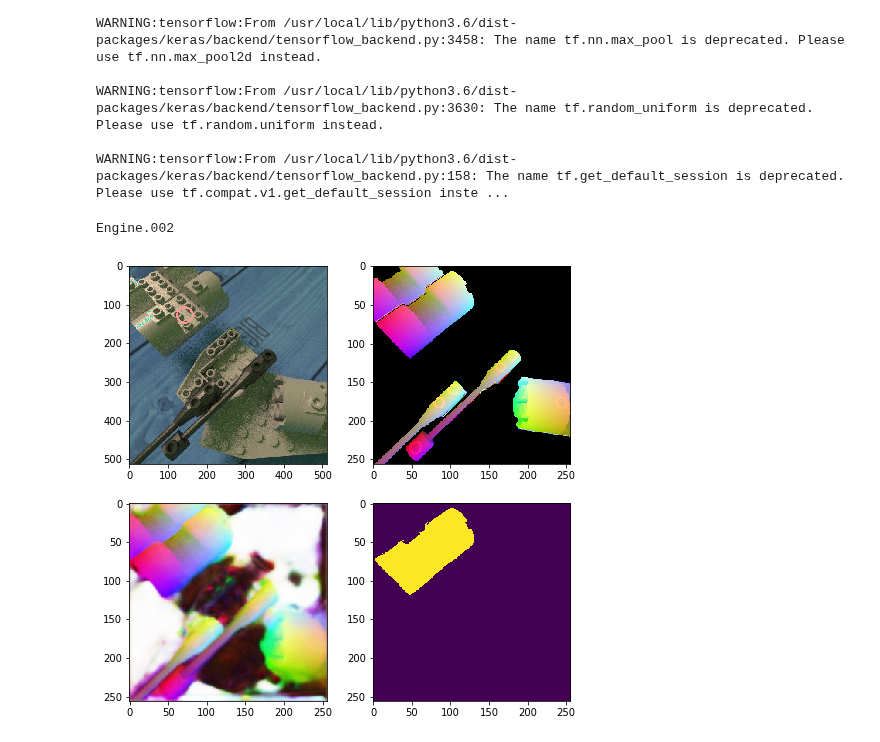
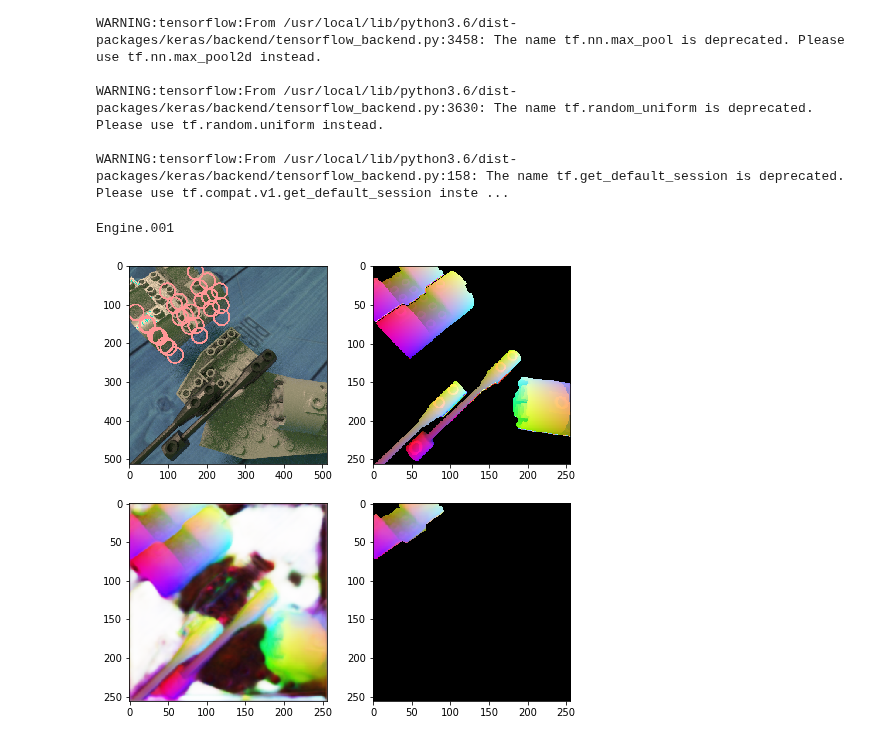
Before and after one commit to WHSnyder/Brickthrough, a Jupyter notebook: pose_est/geom_net.ipynb, the cells around one changed output. Drawn from its saved outputs; the diff is of its cells as text; code cells hidden in the pictures.

```diff
--- a/pose_est/geom_net.ipynb
+++ b/pose_est/geom_net.ipynb
@@ -215,7 +215,7 @@ for hue in masks:
     #print(objname)
     if objname:
         objclass = objname.split(".")[0]
-        if objclass and objname == "Engine.002":# or objclass == "Pole"):
+        if objclass and objname == "Engine.001":# or objclass == "Pole"):
             names.append(tuple([objname,hue]))
 # %%
 rows = np.arange(256)
@@ -249,9 +249,9 @@ for obj in names:
 
     thresh = conf > 240
 
-    coords = (bbl + dims * (region[thresh]/255))[:,2::-1]
+    coords = (bbl + dims * (region[thresh]/255))
 
-    locs = 2 * inds[thresh][:,1::-1]
+    locs = 2 * inds[thresh]
 
     #print(locs)
     #print(coords)
@@ -261,44 +261,48 @@ for obj in names:
 
 name="Engine.002"
 
-xs = np.arange(-.5,1.0,3)
-ys = np.arange(-1.0,2.0,3)
+final = []
+for x,y,z in np.ndindex((3,3,3)):
+    final.append([x,y,z,1.0])
 
-
-engverts = [[0.0,0.0,0.0,1.0]]
+engverts = np.array(final) * np.array([.45,.9,.5,1.0]) - np.array([.45,.9,.5,0.0])
+engverts = engverts * np.array([.85,.85,.85,1.0])
+#print(engverts)
 
 projmat = fu.matrix_from_string(data["projection"])
 modelmat = fu.matrix_from_string(data["objects"][name]["modelmat"])
 viewmat =  fu.matrix_from_string(data["viewmats"][i])
 
 screenverts = fu.verts_to_screen(modelmat, viewmat, projmat, engverts , filter=False)
 screenverts[:,0:2] = fu.toNDC(screenverts[:,0:2], (512,512))
 
 tst = cv2.imread(datapath + "{}_a.png".format(tag))
 
 for vert in screenverts:
     cv2.circle(tst, (int(vert[0]), int(vert[1])), 20, (255, 150, 150), 3)
 
+#coords = engverts[:,0:3]
+#locs = screenverts[:,0:2]
 
 rows = 2
 cols = 2
 fig=plt.figure(figsize=(8, 8))
 
 fig.add_subplot(rows, cols, 1)
 plt.imshow(tst)
 
 fig.add_subplot(rows, cols, 2)
 plt.imshow(geomraw)
 
 fig.add_subplot(rows, cols, 3)
 plt.imshow(geom_pred)
 
 fig.add_subplot(rows, cols, 4)
-plt.imshow(thresh)
+plt.imshow(region)
 
 
 plt.show()
 # %% [output]
-Engine.002
+Engine.001
-[figure, old version]
+[figure, new version]
 # %%
```
Also changed, not shown: parts of 2 cells of this notebook.
